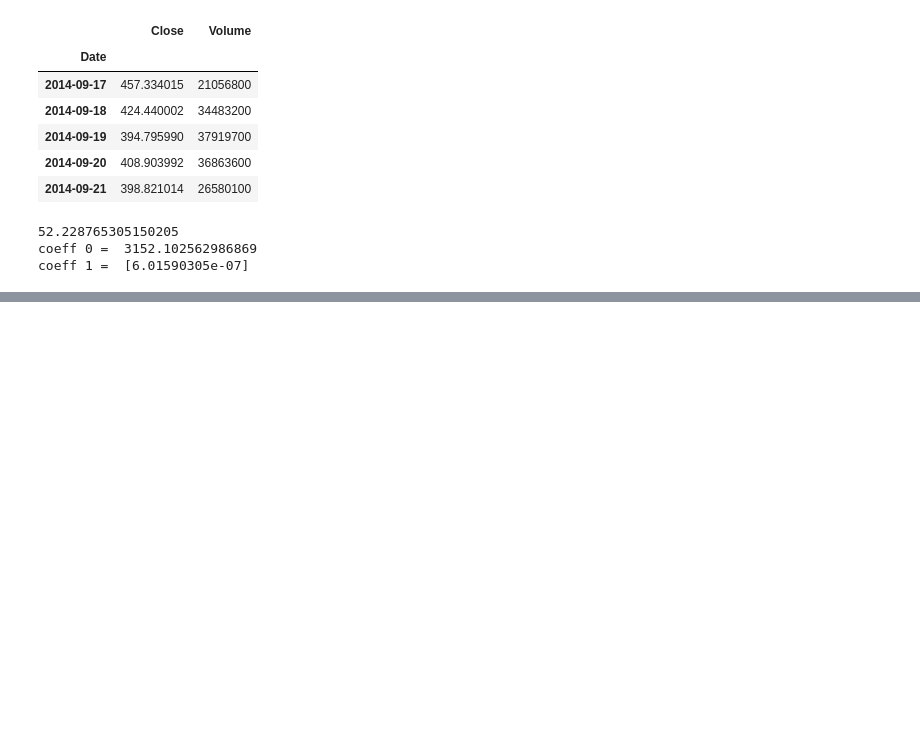
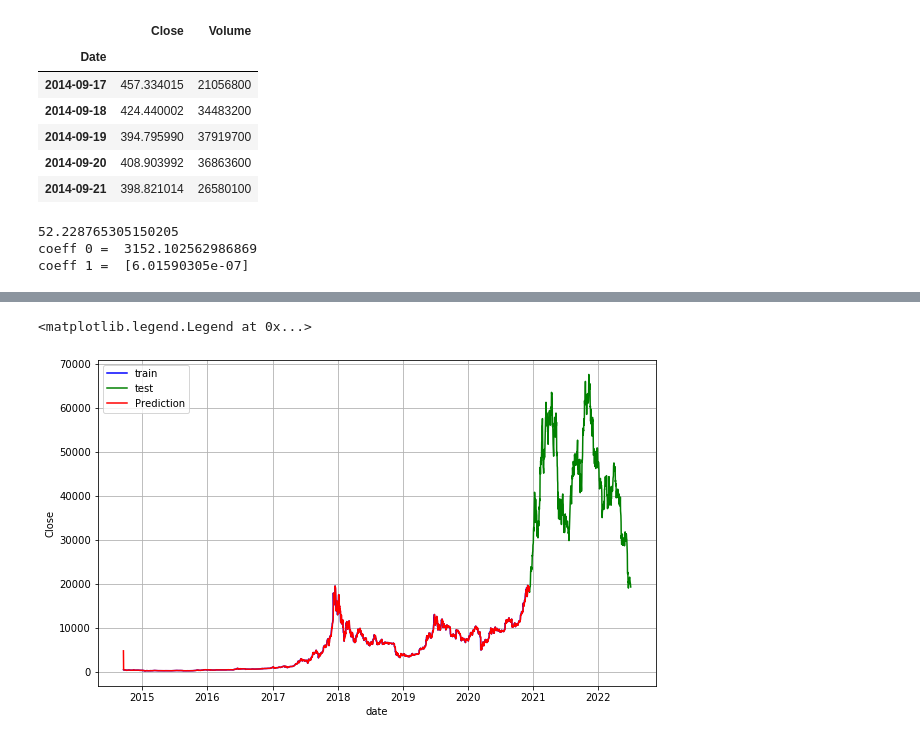
Before and after one commit to RAZMOKEUR/BTC-Priceprediction, a Jupyter notebook: Projet.ipynb, the cells around one changed output, grey strips where cells are left out. Cells and saved outputs as stored; diff of their text form; code cells hidden in the pictures; blank space fills up the shorter version.

```diff
--- a/Projet.ipynb
+++ b/Projet.ipynb
@@ -116,0 +108,21 @@ print(model)
+# %%
+from statsmodels.tsa.stattools import acf,pacf
+
+predictions = []
+n_test_obser = len(target_test_data)
+
+# calcul q,p,d du modele ARIMA
+
+acf_q = acf(target_train_data)
+pacf_d = pacf(target_train_data)
+
+print(acf_q)
+print(pacf_d)
+
+# Entrainement du modele
+
+model = ARIMA(target_train_data, order = (1,0,0))
+res = model.fit()
+
+
+print(res.summary())
@@ -116,0 +147,13 @@ print(model)
+# %%
+plt.figure(figsize=(10,6))
+plt.grid()
+plt.xlabel('date')
+plt.ylabel('Close')
+plt.plot(target_train_data,'blue',label='train')
+plt.plot(target_test_data,"green",label='test')
+plt.plot(res.predict(),"red",label='Prediction')
+
+plt.legend()
+# %% [output]
+<matplotlib.legend.Legend at 0x...>
+[figure, added]
```
Also changed, not shown: parts of 7 cells of this notebook.
